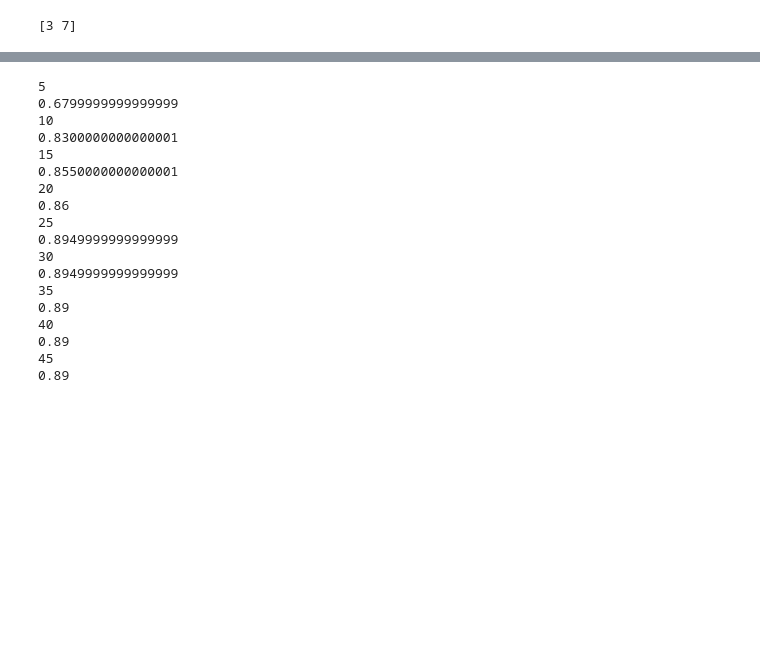
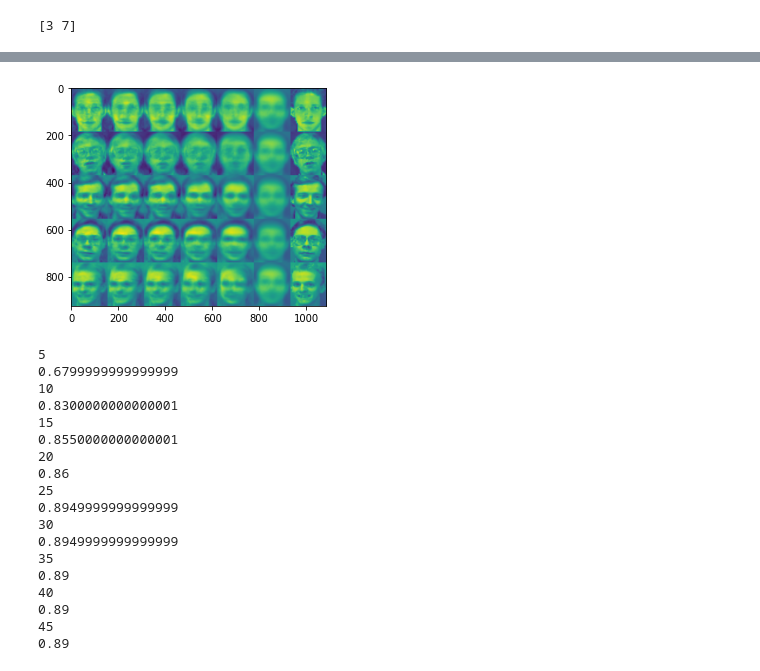
Before and after one commit to KapiWow/face_recognition, a Jupyter notebook: Recognition2.ipynb, the cells around one changed output, grey strips where cells are left out. Cells and saved outputs as stored; diff of their text form; code cells hidden in the pictures; blank space fills up the shorter version.

```diff
--- a/Recognition2.ipynb
+++ b/Recognition2.ipynb
@@ -403,3 +408,72 @@ plt.imshow(pic)
+# %%
+# calculate covariance matrix of centered matrix
+rows = []
+images_num = [0, 1, 2, 3, 4]
+# print(len(m_imgs), len(m_imgs[0]))
+
+V = np.cov(m_imgs.transpose())
+values, vectors = eig(V)
+P = vectors.T.dot(m_imgs.T).T
+# print(len(P), len(P[0]))
+
+size = (37, 31)
+big_size = (37*5, 31*5)
+
+for image_num in images_num:
+    res = (imgs_pca[image_num][0]+mid).reshape((37,31)).astype(float)
+    res = resize(res, big_size)
+    for count in [1, 10, 20, 30, 40, 100]:
+        pic = np.zeros(len(vectors))
+        for i in range(count):
+            pic += (vectors.T[i] * P[image_num*image_count][i]).astype(float)
+
+        pic += mid
+        pic = pic.reshape((37,31))
+        pic = resize(pic, big_size)
+        res = np.concatenate((pic, res), axis = 1)
+
+    rows.append(res)
+
+full_img = np.concatenate(rows, axis = 0)
+
+address = "res/pca_imgs_restore_mid.jpg"
+mpimg.imsave(address, full_img)
+plt.imshow(full_img)
+
+rows = []
+
+for image_num in images_num:
+    res = (imgs_pca[image_num][0]).reshape((37,31)).astype(float)
+    res = resize(res, big_size)
+    for count in [1, 10, 20, 30, 40, 100]:
+        pic = np.zeros(len(vectors))
+        for i in range(count):
+            pic += (vectors.T[i] * P[image_num*image_count][i]).astype(float)
+
+        pic = pic.reshape((37,31))
+        pic = resize(pic, big_size)
+        res = np.concatenate((pic, res), axis = 1)
+
+    rows.append(res)
+
+
+
+full_img_nomid = np.concatenate(rows, axis = 0)
+# plt.imshow(full_img_nomid)
+
+
+address = "res/pca_imgs_restore_nomid.jpg"
+mpimg.imsave(address, full_img_nomid)
+# plt.imshow(np.concatenate(rows), axis = 0)
+# pic += mid
+# pic = pic.reshape((37,31))
+# print(pic.shape)
+# orig = (imgs_pca[0][0]+mid).reshape((37,31)).astype(int)
+# plt.imshow(np.concatenate((pic, orig), axis = 1))
+# plt.imshow(pic)
+# print(P.T)
+# %% [output]
+[figure, added]
 # %%
 cov_mat = np.cov(m_imgs.transpose())
 values, vectors = eig(cov_mat)
```
Also changed, not shown: parts of 2 cells of this notebook, 22 other files.
